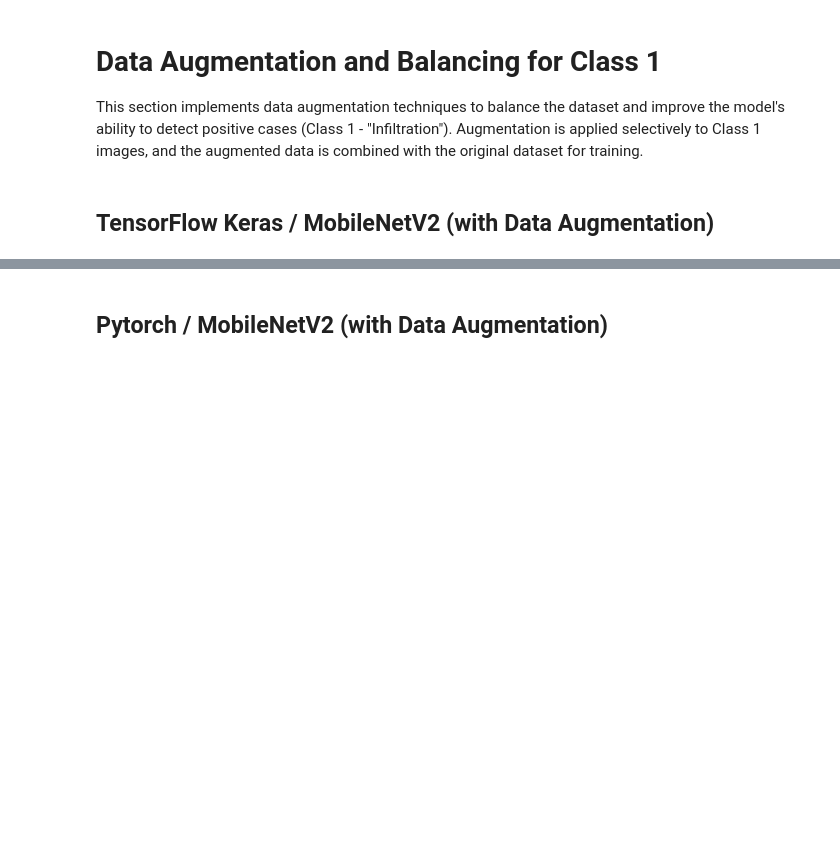
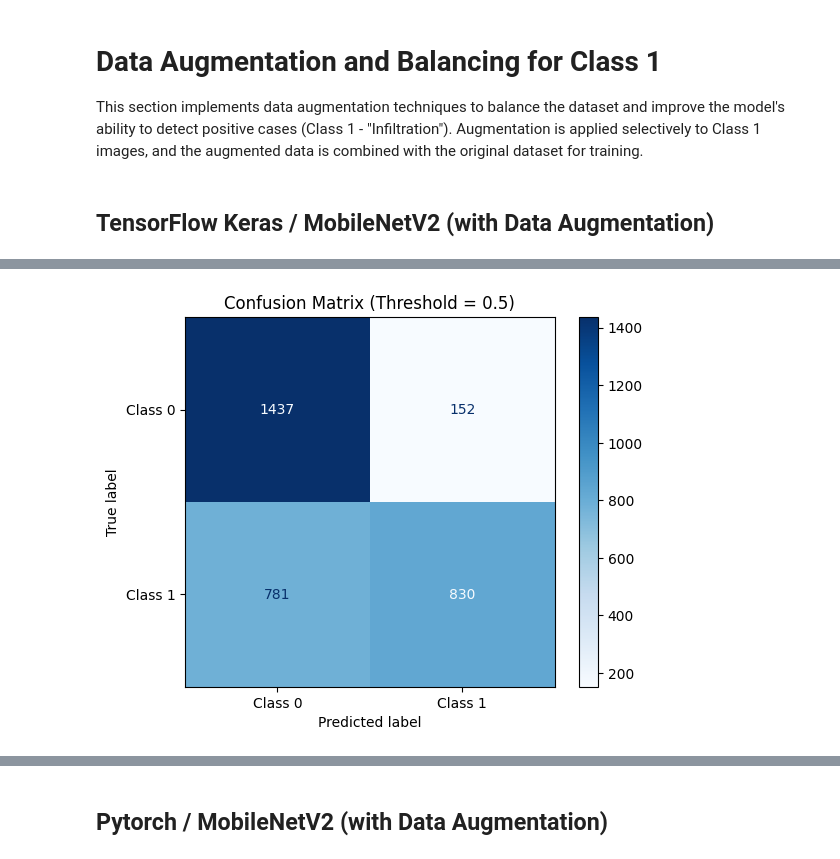
Before and after one commit to arsenilsina/ChestXRay-Classifier, a Jupyter notebook: nih_chest_xray.ipynb, the cells around one changed output, grey strips where cells are left out. Cells and saved outputs as stored; diff of their text form; code cells hidden in the pictures; blank space fills up the shorter version.

```diff
--- a/nih_chest_xray.ipynb
+++ b/nih_chest_xray.ipynb
@@ -120,8 +123,8 @@ class_1_data = [r for r in data_tot if "Infiltration" in r["labels"]]
 class_0_data = [r for r in data_tot if "Infiltration" not in r["labels"]]
 
 random.seed(42)
-class_1_sampled = random.sample(class_1_data, 5000)
-class_0_sampled = random.sample(class_0_data, 6000)
+class_1_sampled = random.sample(class_1_data, 6000)
+class_0_sampled = random.sample(class_0_data, 8000)
 
 balanced_data = class_0_sampled + class_1_sampled
 
@@ -167,7 +172,7 @@ dataset_nobatch = dataset
 # %%
 # Shuffle to improve your workout
-dataset = dataset.shuffle(buffer_size=3000)
-
+dataset = dataset.shuffle(buffer_size=len(balanced_data))
+dataset_nobatch = dataset
 # Batch creation. Prefetch to load next batch in parallel
 dataset = dataset.batch(64).prefetch(tf.data.AUTOTUNE)
 # %%
@@ -393,6 +398,6 @@ This section implements data augmentation techniques to balance the dataset and
 # %% [markdown]
 ## TensorFlow Keras / MobileNetV2 (with Data Augmentation)
 # %%
-class_1_sampled_to_augment = random.sample(class_1_sampled, 1000)
+class_1_sampled_to_augment = random.sample(class_1_sampled, 2000)
 print(len(class_1_sampled_to_augment))
 # %% [output]
@@ -451,6 +456,6 @@ Training set: 151
 optimizer = tf.keras.optimizers.Adam(learning_rate=0.001)
 model_tf.compile(optimizer=optimizer, loss='binary_crossentropy', metrics=['accuracy'])
 # %%
-history = model_tf.fit(train_set, epochs=4)
+history = model_tf.fit(train_set, epochs=4, validation_data = test_set)
 # %% [output]
 Epoch 1/4
@@ -506,0 +518,11 @@ The results demonstrate the impact of varying thresholds on the model's performa
+# %%
+threshold = 0.5
+y_pred_class = (y_pred > threshold).astype(int)
+cm = confusion_matrix(y_true, y_pred_class)
+
+disp = ConfusionMatrixDisplay(confusion_matrix=cm, display_labels=['Class 0', 'Class 1'])
+disp.plot(cmap='Blues', values_format='d')
+plt.title(f'Confusion Matrix (Threshold = {threshold})')
+plt.show()
+# %% [output]
+[figure, added]
```
Also changed, not shown: parts of 46 cells of this notebook.
